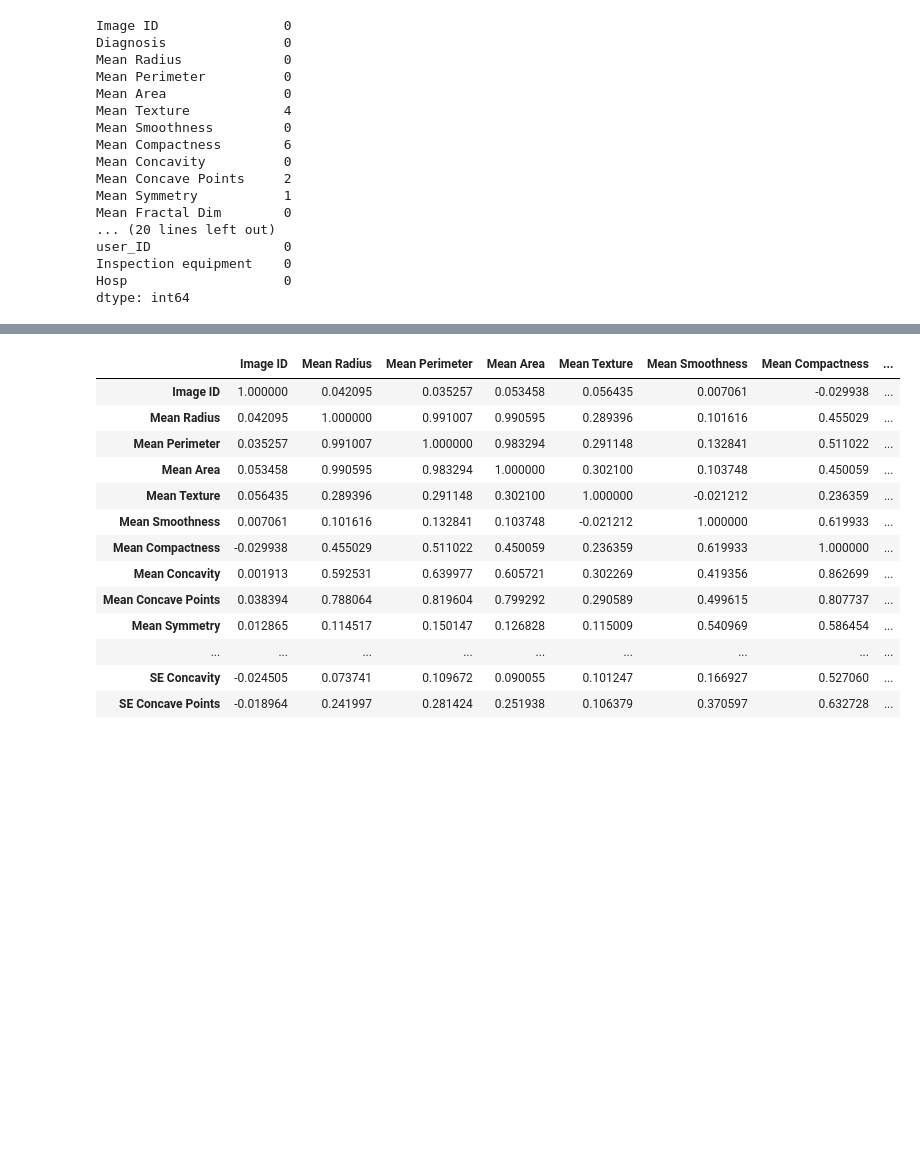
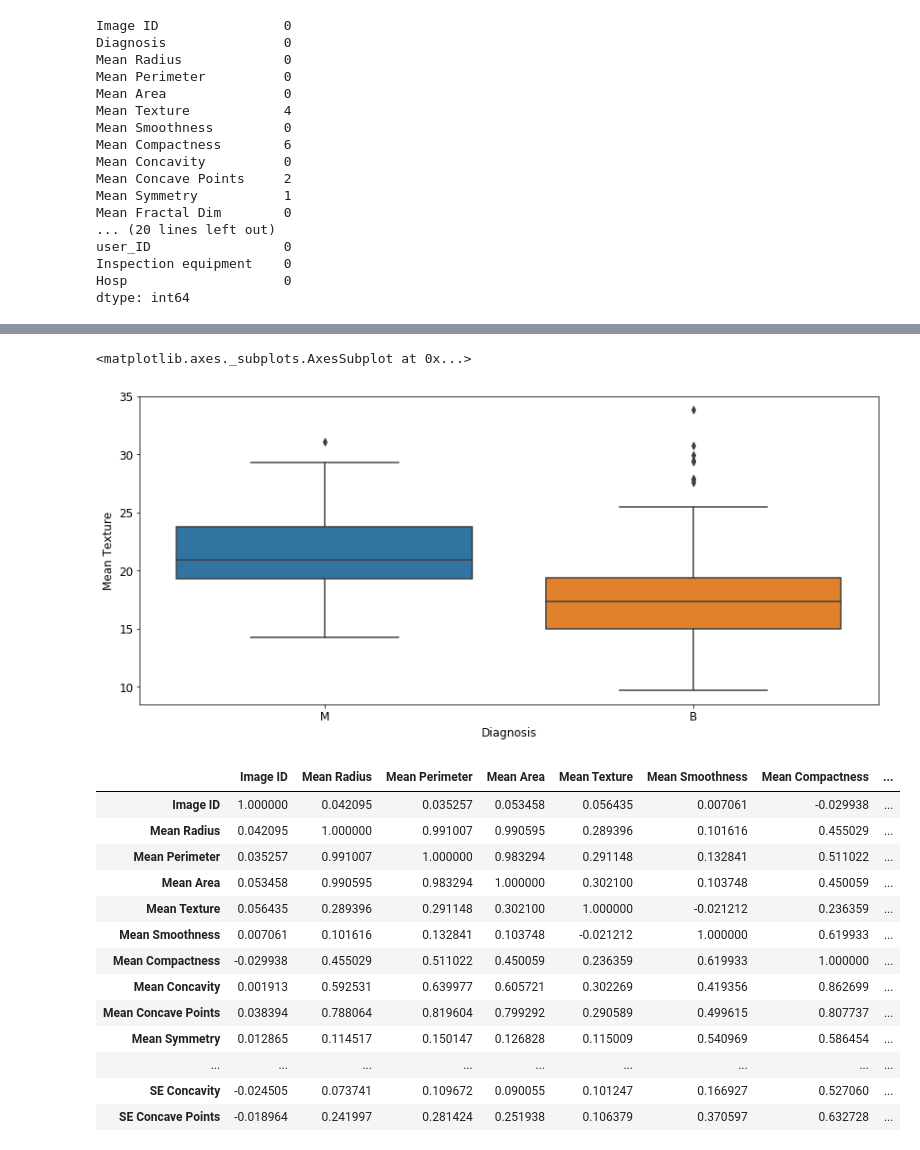
Before and after one commit to juseonjeong/pythonStudy_seon, a Jupyter notebook: py_study/Healthcare.ipynb, the cells around one changed output, grey strips where cells are left out. Cells and saved outputs as stored; diff of their text form; code cells hidden in the pictures; blank space fills up the shorter version.

```diff
--- a/py_study/Healthcare.ipynb
+++ b/py_study/Healthcare.ipynb
@@ -164,3 +177,8 @@ dtype: int64
+# %%
+sns.boxplot(data=cell_image,x='Diagnosis',y='Mean Texture')
+# %% [output]
+<matplotlib.axes._subplots.AxesSubplot at 0x...>
+[figure, added]
 # %%
 cell_image.corr()
 # %% [output]
```
Also changed, not shown: parts of 24 cells of this notebook.
